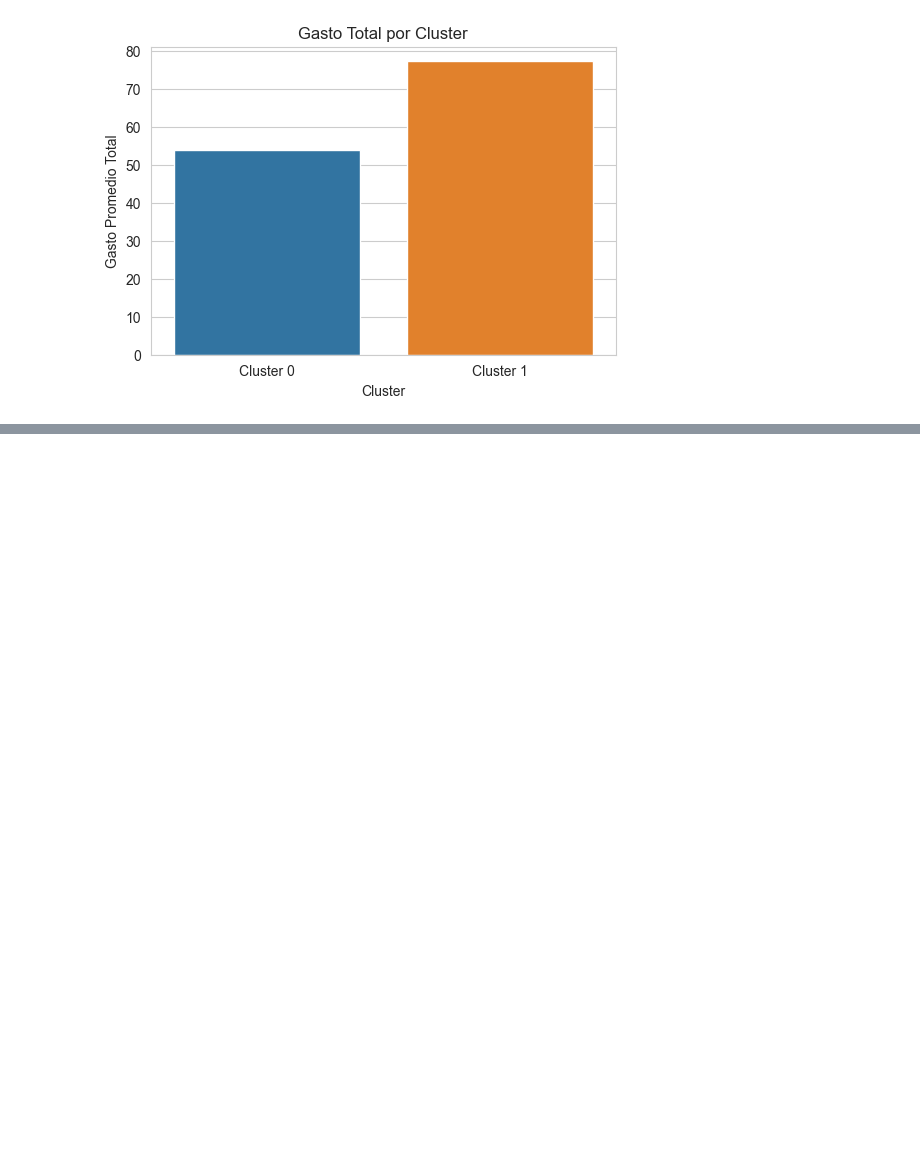
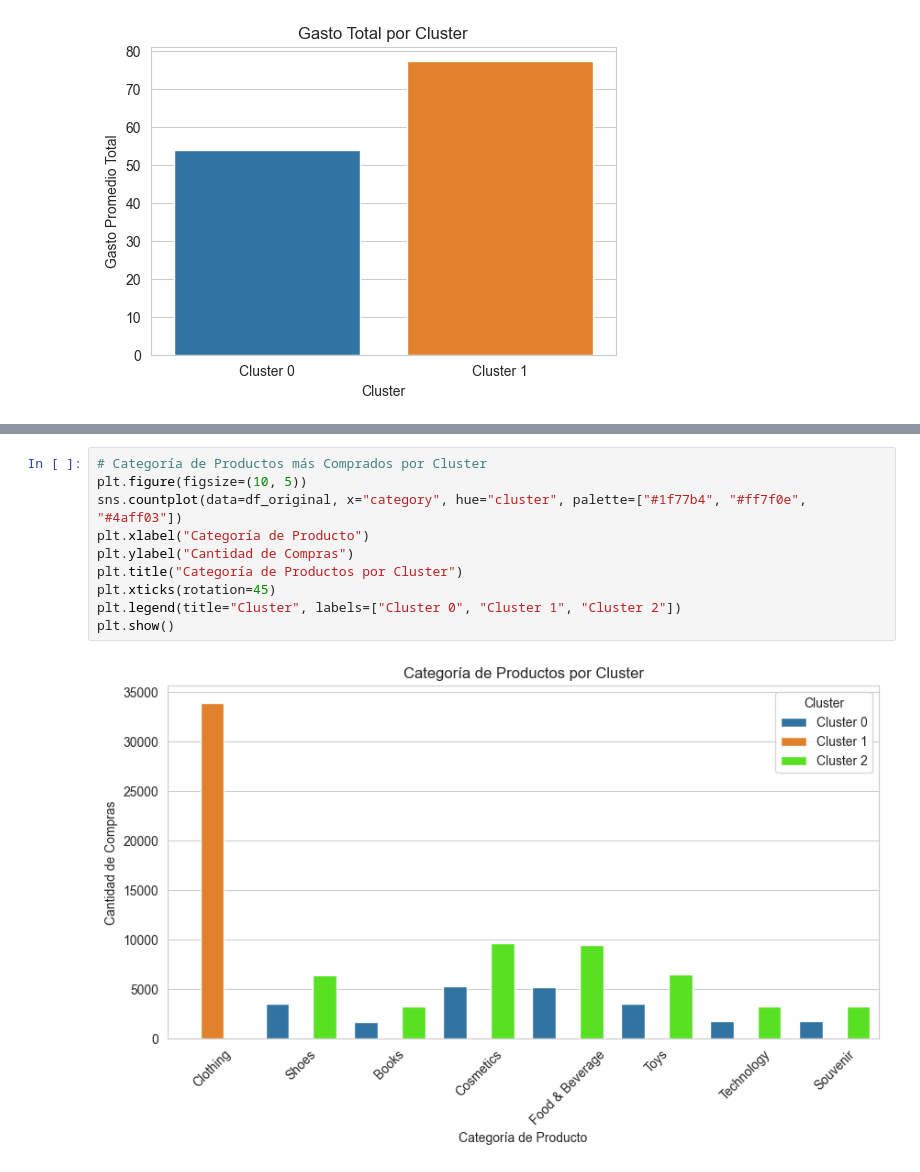
Before and after one commit to CarlosRG94/Proyecto-IA, a Jupyter notebook: segmentacion.ipynb, the cells around one changed output, grey strips where cells are left out. Cells and saved outputs as stored; diff of their text form; blank space fills up the shorter version.

```diff
--- a/segmentacion.ipynb
+++ b/segmentacion.ipynb
@@ -270,0 +405,12 @@ plt.show()
+# %%
+# Categoría de Productos más Comprados por Cluster
+plt.figure(figsize=(10, 5))
+sns.countplot(data=df_original, x="category", hue="cluster", palette=["#1f77b4", "#ff7f0e", "#4aff03"])
+plt.xlabel("Categoría de Producto")
+plt.ylabel("Cantidad de Compras")
+plt.title("Categoría de Productos por Cluster")
+plt.xticks(rotation=45)
+plt.legend(title="Cluster", labels=["Cluster 0", "Cluster 1", "Cluster 2"])
+plt.show()
+# %% [output]
+[figure, added]
```
Also changed, not shown: parts of 26 cells of this notebook.
